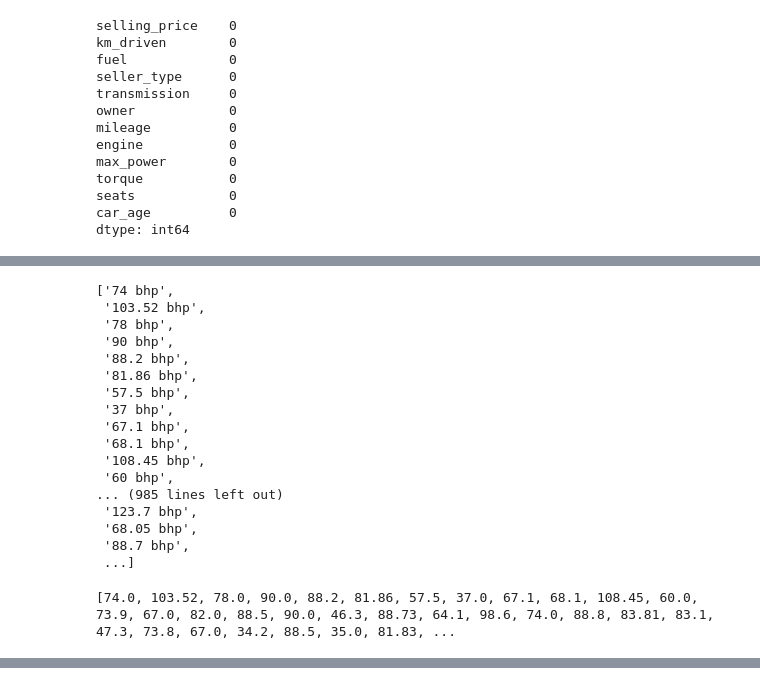
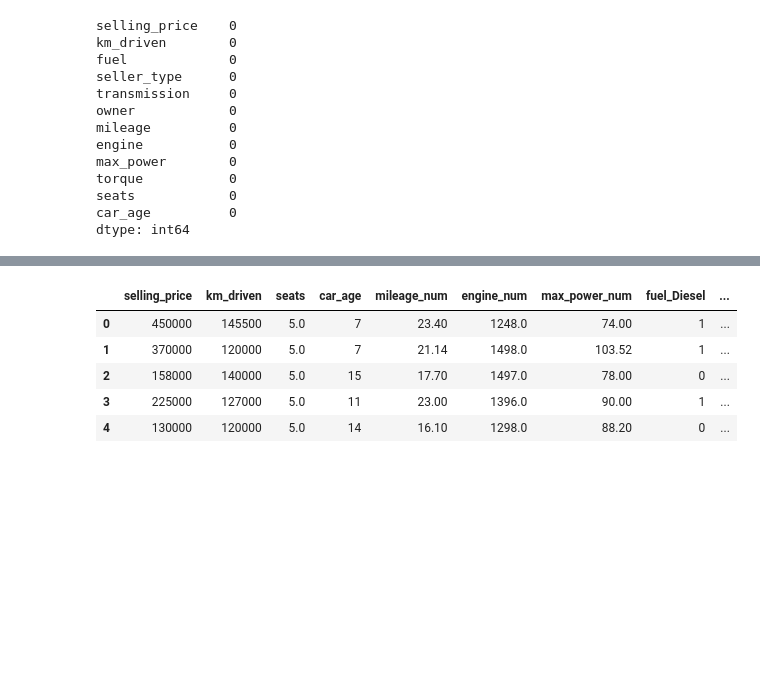
Before and after one commit to Vishvaditya/Car-Price-Predictor, a Jupyter notebook: price_predict.ipynb, the cells around one changed output, grey strips where cells are left out. Drawn from its saved outputs; the diff is of its cells as text; code cells hidden in the pictures; blank space fills up the shorter version.

```diff
--- a/price_predict.ipynb
+++ b/price_predict.ipynb
@@ -259,34 +175,12 @@ final_data.head()
 # %%
 max_power = final_data['max_power']
 max_power = max_power.tolist()
-max_power
-# %% [output]
-['74 bhp',
- '103.52 bhp',
- '78 bhp',
- '90 bhp',
- '88.2 bhp',
- '81.86 bhp',
- '57.5 bhp',
- '37 bhp',
- '67.1 bhp',
- '68.1 bhp',
- '108.45 bhp',
- '60 bhp',
-... (985 lines left out)
- '123.7 bhp',
- '68.05 bhp',
- '88.7 bhp',
- ...]
 # %%
 max_power_num = []
 for value in max_power:
     value_list = value.split()
     value_num = float(value_list[0])
     max_power_num.append(value_num)
-print(max_power_num)
-# %% [output]
-[74.0, 103.52, 78.0, 90.0, 88.2, 81.86, 57.5, 37.0, 67.1, 68.1, 108.45, 60.0, 73.9, 67.0, 82.0, 88.5, 90.0, 46.3, 88.73, 64.1, 98.6, 74.0, 88.8, 83.81, 83.1, 47.3, 73.8, 67.0, 34.2, 88.5, 35.0, 81.83, ...
 # %%
 max_power_num = pd.Series(max_power_num)
 final_data['max_power_num'] = max_power_num
@@ -308,3 +202,13 @@ final_data.head()
 | 2 | 158000 | 140000 | Petrol | Individual | Manual | Third Owner | 5.0 | 15 | 17.70 | ... |
 | 3 | 225000 | 127000 | Diesel | Individual | Manual | First Owner | 5.0 | 11 | 23.00 | ... |
 | 4 | 130000 | 120000 | Petrol | Individual | Manual | First Owner | 5.0 | 14 | 16.10 | ... |
+# %%
+final_dataset = pd.get_dummies(final_data, drop_first=True)
+final_dataset.head()
+# %% [output]
+|  | selling_price | km_driven | seats | car_age | mileage_num | engine_num | max_power_num | fuel_Diesel | ... |
+| 0 | 450000 | 145500 | 5.0 | 7 | 23.40 | 1248.0 | 74.00 | 1 | ... |
+| 1 | 370000 | 120000 | 5.0 | 7 | 21.14 | 1498.0 | 103.52 | 1 | ... |
+| 2 | 158000 | 140000 | 5.0 | 15 | 17.70 | 1497.0 | 78.00 | 0 | ... |
+| 3 | 225000 | 127000 | 5.0 | 11 | 23.00 | 1396.0 | 90.00 | 1 | ... |
+| 4 | 130000 | 120000 | 5.0 | 14 | 16.10 | 1298.0 | 88.20 | 0 | ... |
```
Also changed, not shown: parts of 35 cells of this notebook, 1 other file.
